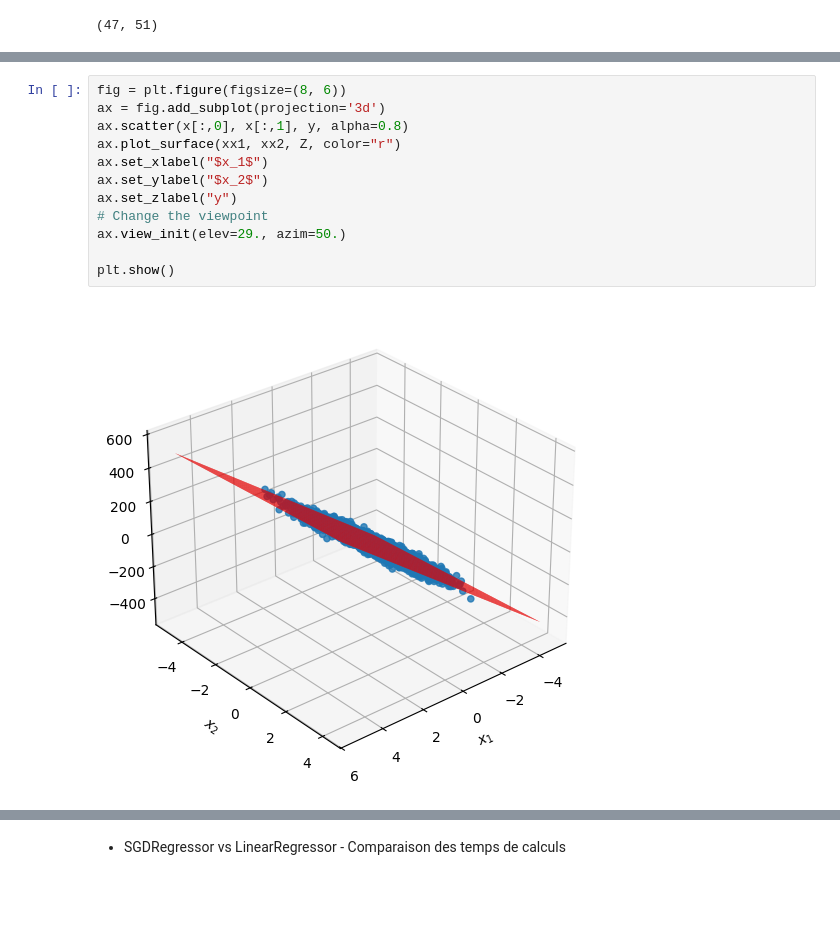
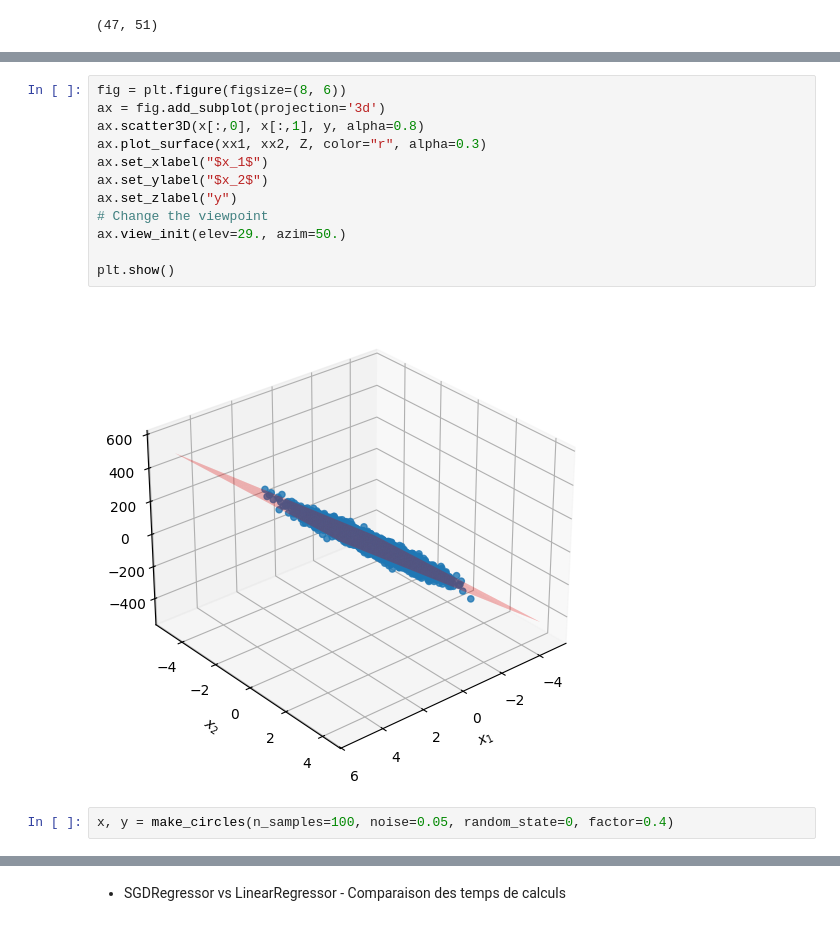
Before and after one commit to niangfniang/machine_learning, a Jupyter notebook: modeles_lineaires.ipynb, the cells around one changed output, grey strips where cells are left out. Cells and saved outputs as stored; diff of their text form; blank space fills up the shorter version.

```diff
--- a/modeles_lineaires.ipynb
+++ b/modeles_lineaires.ipynb
@@ -75,14 +81,16 @@ Z.shape
 # %%
 fig = plt.figure(figsize=(8, 6))
 ax = fig.add_subplot(projection='3d')
-ax.scatter(x[:,0], x[:,1], y, alpha=0.8)
-ax.plot_surface(xx1, xx2, Z, color="r")
+ax.scatter3D(x[:,0], x[:,1], y, alpha=0.8)
+ax.plot_surface(xx1, xx2, Z, color="r", alpha=0.3)
 ax.set_xlabel("$x_1$")
 ax.set_ylabel("$x_2$")
 ax.set_zlabel("y")
 # Change the viewpoint
 ax.view_init(elev=29., azim=50.)
 
 plt.show()
 # %% [output]
-[figure, old version]
+[figure, new version]
+# %%
+x, y = make_circles(n_samples=100, noise=0.05, random_state=0, factor=0.4)
```
Also changed, not shown: parts of 19 cells of this notebook.
